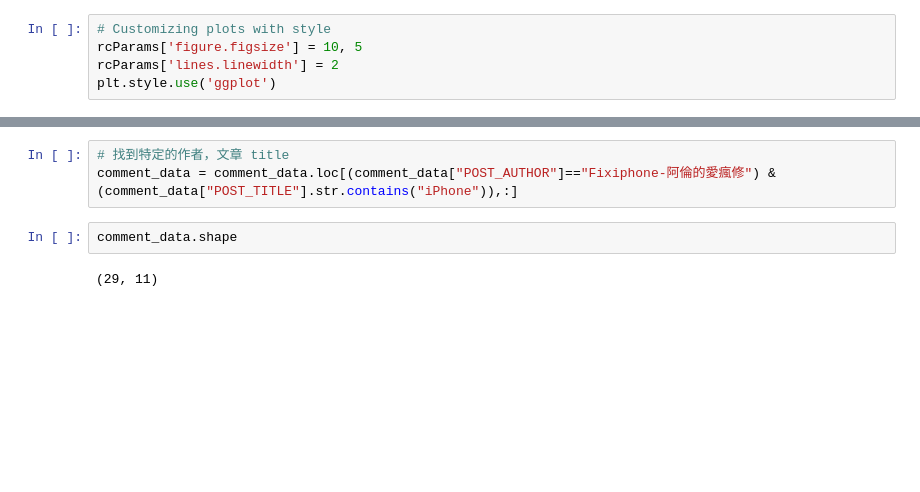
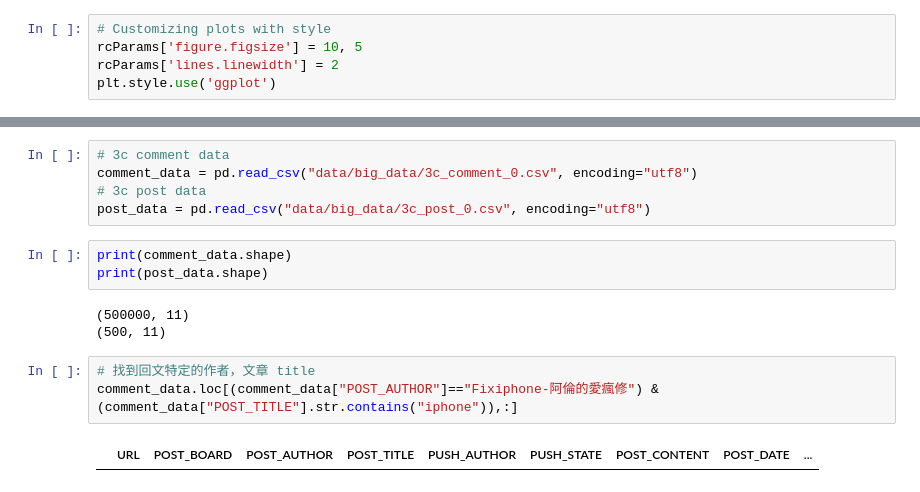
Before and after one commit to Mark1002/nlp-experiment, a Jupyter notebook: user_behavior_analysis.ipynb, the cells around one changed output, grey strips where cells are left out. Cells and saved outputs as stored; diff of their text form; blank space fills up the shorter version.

```diff
--- a/user_behavior_analysis.ipynb
+++ b/user_behavior_analysis.ipynb
@@ -27,7 +50,16 @@ post_data = pd.read_csv(post_file_path, encoding="utf8")
+# %%
+# 3c comment data
+comment_data = pd.read_csv("data/big_data/3c_comment_0.csv", encoding="utf8")
+# 3c post data
+post_data = pd.read_csv("data/big_data/3c_post_0.csv", encoding="utf8")
+# %%
+print(comment_data.shape)
+print(post_data.shape)
+# %% [output]
+(500000, 11)
+(500, 11)
 # %%
-# 找到特定的作者，文章 title
-comment_data = comment_data.loc[(comment_data["POST_AUTHOR"]=="Fixiphone-阿倫的愛瘋修") & (comment_data["POST_TITLE"].str.contains("iPhone")),:]
+# 找到回文特定的作者，文章 title
+comment_data.loc[(comment_data["POST_AUTHOR"]=="Fixiphone-阿倫的愛瘋修") & (comment_data["POST_TITLE"].str.contains("iphone")),:]
+# %% [output]
+|  | URL | POST_BOARD | POST_AUTHOR | POST_TITLE | PUSH_AUTHOR | PUSH_STATE | POST_CONTENT | POST_DATE | ... |
-# %%
-comment_data.shape
-# %% [output]
-(29, 11)
```
Also changed, not shown: parts of 22 cells of this notebook, 3 other files.
